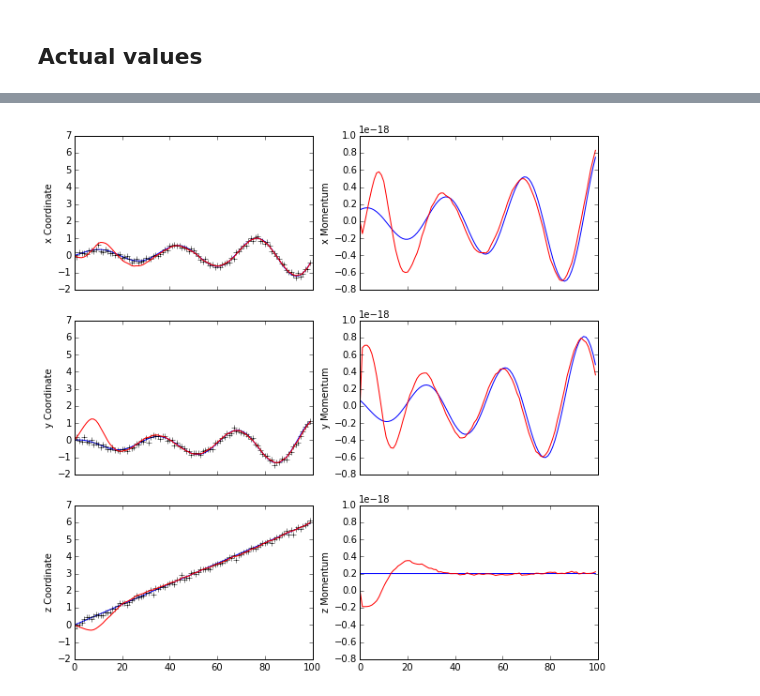
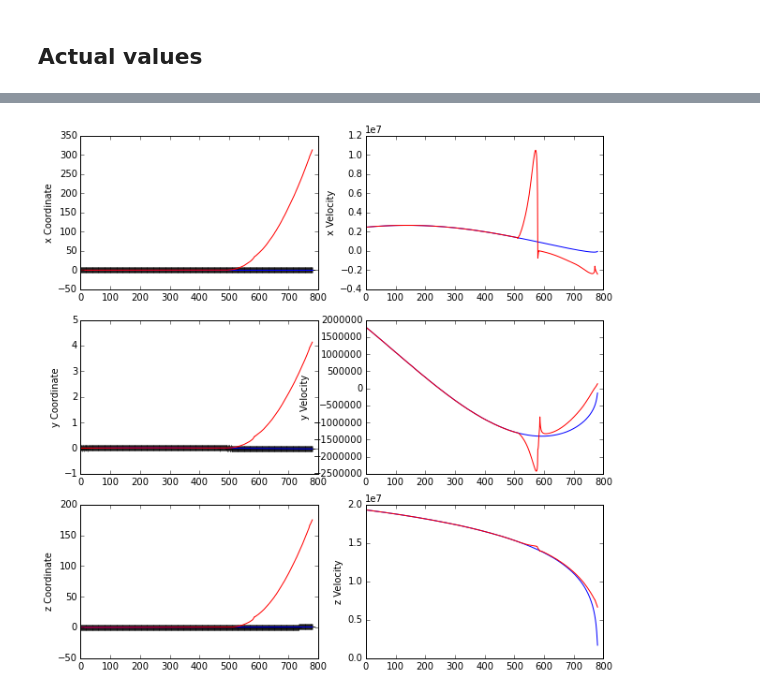
Before and after one commit to chchen123/pytpc, a Jupyter notebook: KalmanFilter.ipynb, the cells around one changed output, grey strips where cells are left out. Cells and saved outputs as stored; diff of their text form; code cells hidden in the pictures.

Commit message:
Fixed a few bugs. Wrote code for extended Kalman filter using (x,y,z,vx,vy,vz) state vector.

```diff
--- a/KalmanFilter.ipynb
+++ b/KalmanFilter.ipynb
@@ -235,3 +62,6 @@ ax.plot(pos[:,0], pos[:,1], pos[:,2])
+# %%
+def generate_measurement(particle):
+    return particle.get_state_vector()[0:3]
 # %%
 sh3 = (num_iters, 3)
 sh6 = (num_iters, 6)
@@ -240,5 +70,5 @@ matsh6 = (num_iters, 6, 6)
 matsh3 = (num_iters, 3, 3)
 matsh63 = (num_iters, 6, 3)
 # %%
-z = numpy.random.normal(pos, 0.1, size=sh3)
+z = numpy.random.normal(pos, 1e-3, size=sh3)
 # %%
@@ -272,19 +83,0 @@ Imat = numpy.eye(6)
-# %%
-xhat[0] = numpy.zeros(6)
-#xhat[0] = numpy.hstack((pos0, mom0))
-P[0] = numpy.eye(6)
-
-try:
-    for k in range(1, num_iters):
-        # time update step
-        xhatminus[k] = numpy.dot(Amat, xhat[k-1]) + numpy.dot(Bmat, Ef)
-        Pminus[k] = numpy.dot(Amat, numpy.dot(P[k-1], Amat.T)) + Q
-
-        # measurement update step
-        S[k] = numpy.dot(Hmat, numpy.dot(Pminus[k], Hmat.T)) + R
-        K[k] = numpy.dot(Pminus[k], numpy.dot(Hmat.T, numpy.linalg.inv(S[k])))
-        xhat[k] = xhatminus[k] + numpy.dot(K[k], z[k] - numpy.dot(Hmat, xhatminus[k]))
-        P[k] = numpy.dot(Imat - numpy.dot(K[k], Hmat), Pminus[k])
-except numpy.linalg.LinAlgError:
-    print(k)
-    print(S[k])
@@ -291,36 +127,36 @@ except numpy.linalg.LinAlgError:
 # %%
-fig, ax = plt.subplots(3, 2, sharex='col', sharey='col')
+fig, ax = plt.subplots(3, 2)
 #plt.subplots_adjust(hspace=0)
 fig.set_figheight(10)
 fig.set_figwidth(10)
 
+ax[0,0].plot(z[:,0], 'k+')
 ax[0,0].plot(pos[:,0], 'b-')
-ax[0,0].plot(z[:,0], 'k+')
 ax[0,0].plot(xhat[:,0], 'r-')
 ax[0,0].set_ylabel('x Coordinate')
 
+ax[1,0].plot(z[:,1], 'k+')
 ax[1,0].plot(pos[:,1], 'b-')
-ax[1,0].plot(z[:,1], 'k+')
 ax[1,0].plot(xhat[:,1], 'r-')
 ax[1,0].set_ylabel('y Coordinate')
 
+ax[2,0].plot(z[:,2], 'k+')
 ax[2,0].plot(pos[:,2], 'b-')
-ax[2,0].plot(z[:,2], 'k+')
 ax[2,0].plot(xhat[:,2], 'r-')
 ax[2,0].set_ylabel('z Coordinate')
 
-ax[0,1].plot(mom[:,0], 'b-')
+ax[0,1].plot(vel[:,0], 'b-')
 ax[0,1].plot(xhat[:,3], 'r-')
-ax[0,1].set_ylabel('x Momentum')
+ax[0,1].set_ylabel('x Velocity')
 
-ax[1,1].plot(mom[:,1], 'b-')
+ax[1,1].plot(vel[:,1], 'b-')
 ax[1,1].plot(xhat[:,4], 'r-')
-ax[1,1].set_ylabel('y Momentum')
+ax[1,1].set_ylabel('y Velocity')
 
-ax[2,1].plot(mom[:,2], 'b-')
+ax[2,1].plot(vel[:,2], 'b-')
 ax[2,1].plot(xhat[:,5], 'r-')
-ax[2,1].set_ylabel('z Momentum')
+ax[2,1].set_ylabel('z Velocity')
 
 plt.show()
 # %% [output]
-[figure, old version]
+[figure, new version]
```
Also changed, not shown: parts of 36 cells of this notebook, 1 other file.
